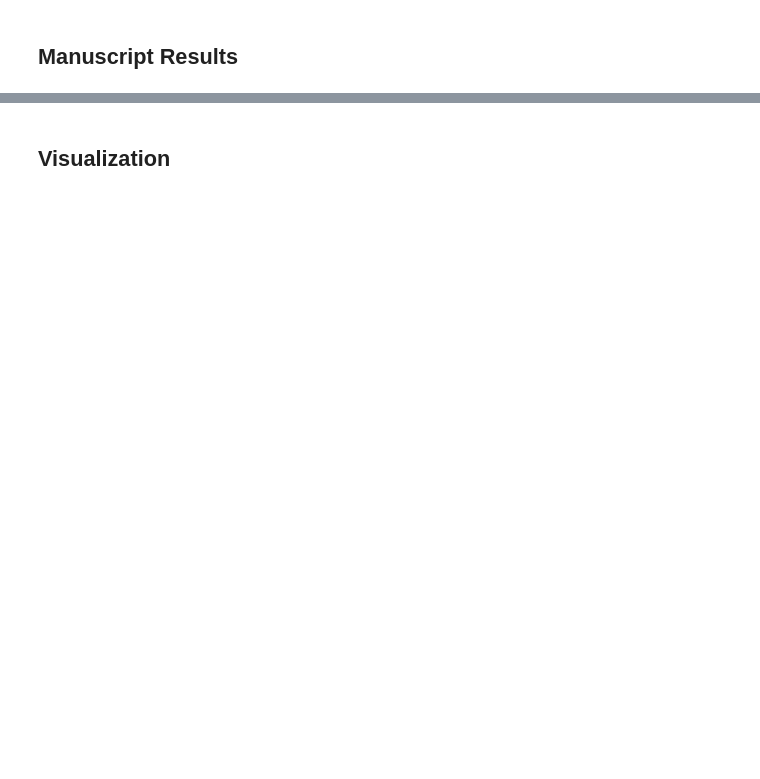
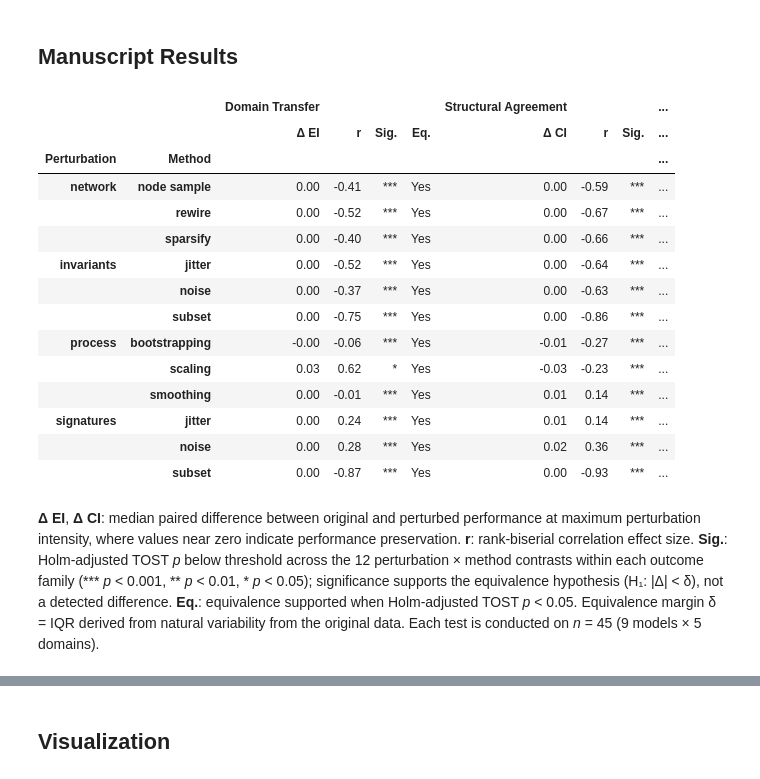
Before and after one commit to nickkunz/graph-capacity, a Jupyter notebook: notebooks/perturb.ipynb, the cells around one changed output, grey strips where cells are left out. Drawn from its saved outputs; the diff is of its cells as text; code cells hidden in the pictures; blank space fills up the shorter version.

```diff
--- a/notebooks/perturb.ipynb
+++ b/notebooks/perturb.ipynb
@@ -323,2 +329,52 @@ dtype: float64
 # %% [markdown]
 ## Manuscript Results
+# %%
+## manuscript master table for perturbation robustness
+display_table = main_table(
+    results_left = results_transfer.reset_index(),
+    results_right = results_recovery.reset_index(),
+    index_feat = ["Perturbation", "Method"],
+    value_feat_left = ["Median Δ EI", "Rank-biserial r", "Sig.", "Eq."],
+    value_feat_right = ["Median Δ CI", "Rank-biserial r", "Sig.", "Eq."],
+    header_left = "Domain Transfer",
+    header_right = "Structural Agreement",
+    short_feat_left = ["Δ EI", "r", "Sig.", "Eq."],
+    short_feat_right = ["Δ CI", "r", "Sig.", "Eq."],
+    row_order = [
+        ("network", "node sample"), ("network", "rewire"), ("network", "sparsify"),
+        ("invariants", "jitter"), ("invariants", "noise"), ("invariants", "subset"),
+        ("process", "bootstrapping"), ("process", "scaling"), ("process", "smoothing"),
+        ("signatures", "jitter"), ("signatures", "noise"), ("signatures", "subset"),
+    ],
+)
+
+display(display_table)
+display(
+    Markdown(
+        "**Δ EI**, **Δ CI**: median paired difference between original and perturbed performance at maximum perturbation intensity, where values near zero indicate performance preservation. "
+        "**r**: rank-biserial correlation effect size. "
+        "**Sig.**: Holm-adjusted TOST *p* below threshold across the 12 perturbation × method contrasts within each outcome family "
+        "(\\*\\*\\* *p* < 0.001, \\*\\* *p* < 0.01, \\* *p* < 0.05); significance supports the equivalence hypothesis "
+        "(H₁: |Δ| < δ), not a detected difference. "
+        "**Eq.**: equivalence supported when Holm-adjusted TOST *p* < 0.05. "
+        "Equivalence margin δ = IQR derived from natural variability from the original data. "
+        "Each test is conducted on *n* = 45 (9 models × 5 domains)."
+    )
+)
+# %% [output]
+|  |  | Domain Transfer |  |  |  | Structural Agreement |  |  | ... |
+|  |  | Δ EI | r | Sig. | Eq. | Δ CI | r | Sig. | ... |
+| Perturbation | Method |  |  |  |  |  |  |  | ... |
+| network | node sample | 0.00 | -0.41 | *** | Yes | 0.00 | -0.59 | *** | ... |
+|  | rewire | 0.00 | -0.52 | *** | Yes | 0.00 | -0.67 | *** | ... |
+|  | sparsify | 0.00 | -0.40 | *** | Yes | 0.00 | -0.66 | *** | ... |
+| invariants | jitter | 0.00 | -0.52 | *** | Yes | 0.00 | -0.64 | *** | ... |
+|  | noise | 0.00 | -0.37 | *** | Yes | 0.00 | -0.63 | *** | ... |
+|  | subset | 0.00 | -0.75 | *** | Yes | 0.00 | -0.86 | *** | ... |
+| process | bootstrapping | -0.00 | -0.06 | *** | Yes | -0.01 | -0.27 | *** | ... |
+|  | scaling | 0.03 | 0.62 | * | Yes | -0.03 | -0.23 | *** | ... |
+|  | smoothing | 0.00 | -0.01 | *** | Yes | 0.01 | 0.14 | *** | ... |
+| signatures | jitter | 0.00 | 0.24 | *** | Yes | 0.01 | 0.14 | *** | ... |
+|  | noise | 0.00 | 0.28 | *** | Yes | 0.02 | 0.36 | *** | ... |
+|  | subset | 0.00 | -0.87 | *** | Yes | 0.00 | -0.93 | *** | ... |
+**Δ EI**, **Δ CI**: median paired difference between original and perturbed performance at maximum perturbation intensity, where values near zero indicate performance preservation. **r**: rank-biserial correlation effect size. **Sig.**: Holm-adjusted TOST *p* below threshold across the 12 perturbation × method contrasts within each outcome family (\*\*\* *p* < 0.001, \*\* *p* < 0.01, \* *p* < 0.05); significance supports the equivalence hypothesis (H₁: |Δ| < δ), not a detected difference. **Eq.**: equivalence supported when Holm-adjusted TOST *p* < 0.05. Equivalence margin δ = IQR derived from natural variability from the original data. Each test is conducted on *n* = 45 (9 models × 5 domains).
```
Also changed, not shown: parts of 5 cells of this notebook, 3 other files.
